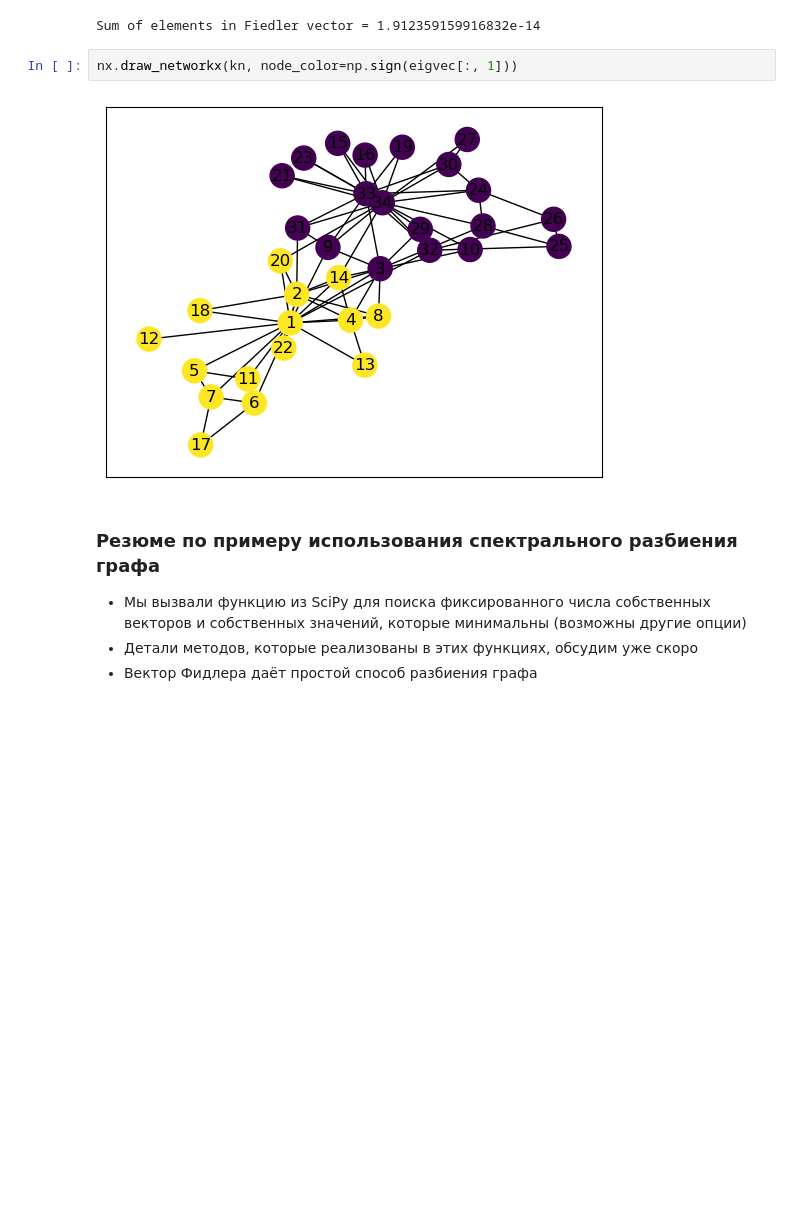
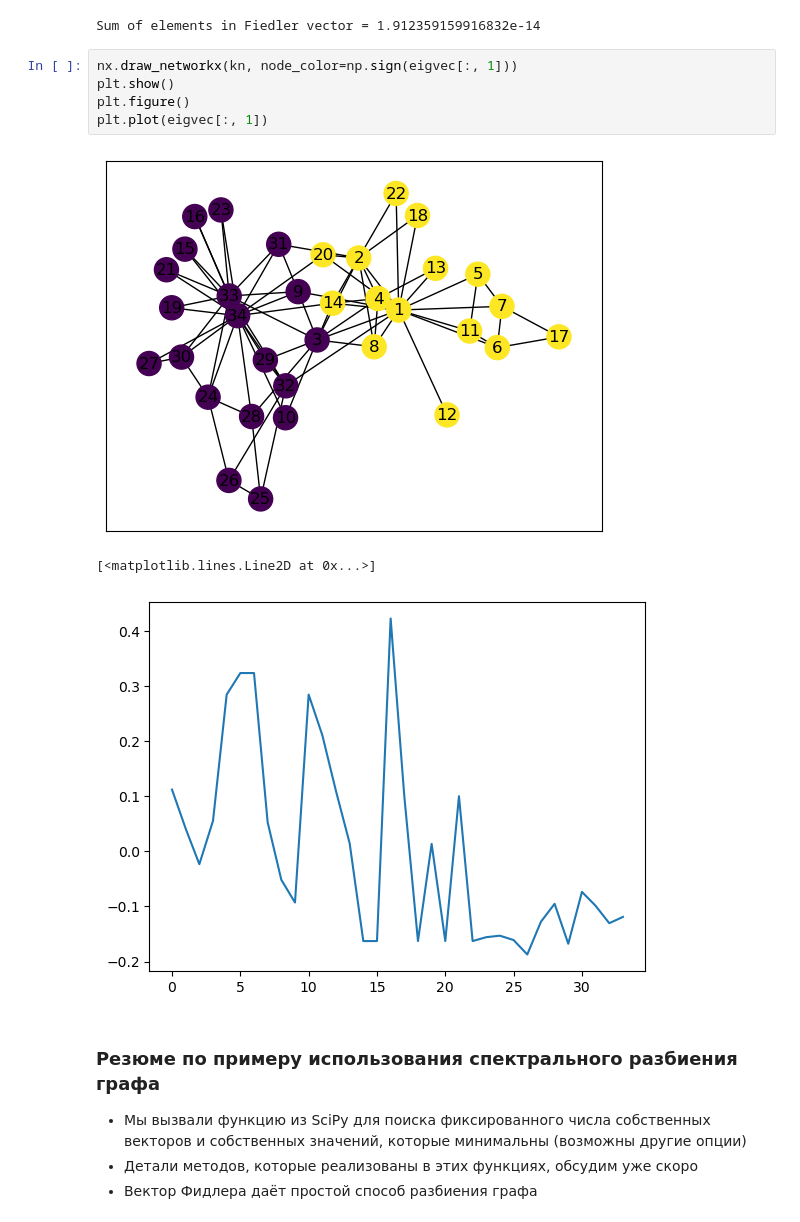
Before and after one commit to amkatrutsa/nla2023_masters, a Jupyter notebook: lectures/lecture8/lecture8.ipynb, the cells around one changed output. Drawn from its saved outputs; the diff is of its cells as text; blank space fills up the shorter version.

```diff
--- a/lectures/lecture8/lecture8.ipynb
+++ b/lectures/lecture8/lecture8.ipynb
@@ -654,8 +667,13 @@ print("Sum of elements in Fiedler vector = {}".format(np.sum(eigvec[:, 1].real))
 Sum of elements in Fiedler vector = 1.912359159916832e-14
 # %%
 nx.draw_networkx(kn, node_color=np.sign(eigvec[:, 1]))
+plt.show()
+plt.figure()
+plt.plot(eigvec[:, 1])
 # %% [output]
-[figure, old version]
+[figure, new version]
+[<matplotlib.lines.Line2D at 0x...>]
+[figure, added]
 # %% [markdown]
 ### Резюме по примеру использования спектрального разбиения графа
 
```
Also changed, not shown: parts of 11 cells of this notebook.
